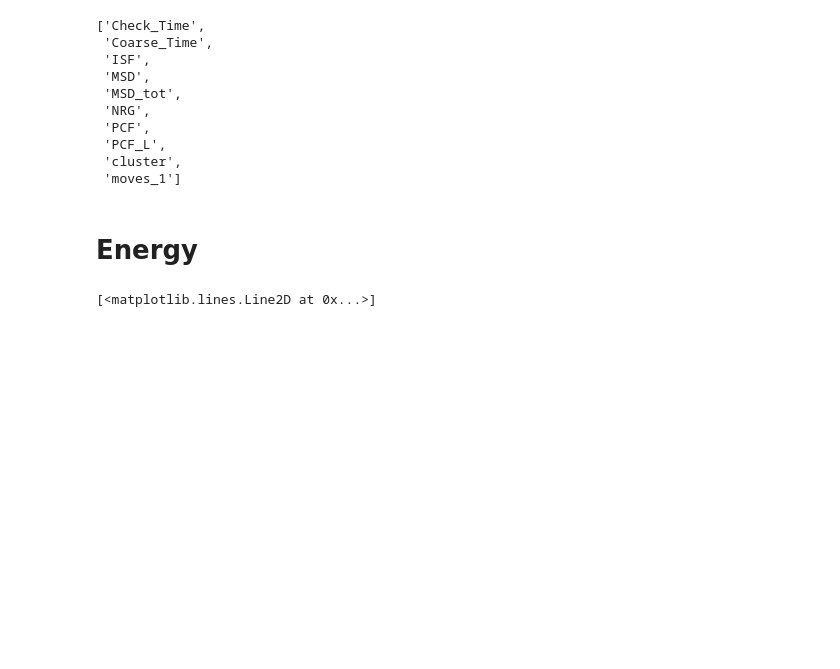
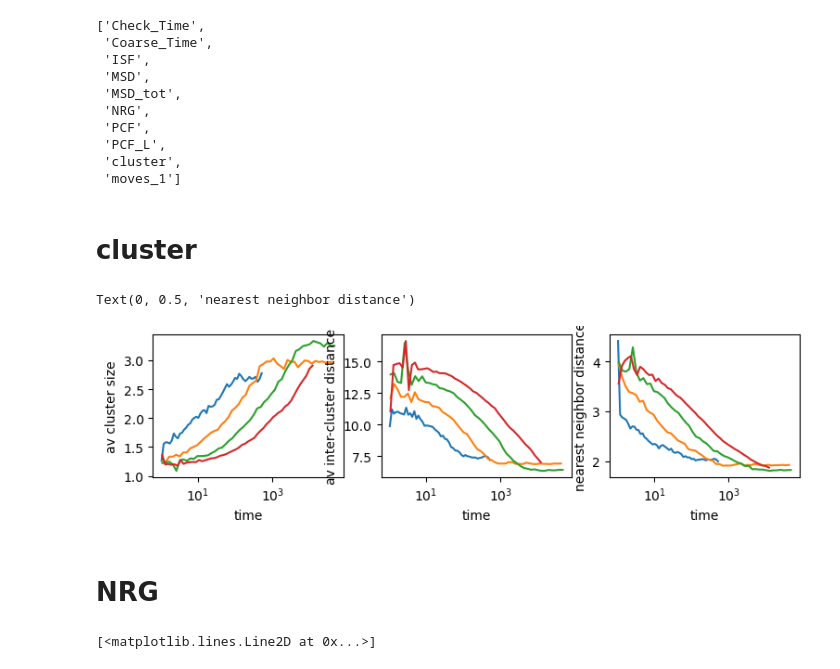
Before and after one commit to HugoLeRoy94/Parallel_gillespie, a Jupyter notebook: Analyze/Analyze_kdiff.ipynb, the cells around one changed output. Drawn from its saved outputs; the diff is of its cells as text; code cells hidden in the pictures; blank space fills up the shorter version.

```diff
--- a/Analyze/Analyze_kdiff.ipynb
+++ b/Analyze/Analyze_kdiff.ipynb
@@ -35,4 +39,4 @@ kdiff001.list_measurements(kdiff001.list_groups()[0])
  'cluster',
  'moves_1']
 # %% [markdown]
-# Energy
+# cluster
@@ -53,3 +43,38 @@ data_kdiff01.average(num_bins=50,log_scale=True)
+# %%
+clst_kdiff001 = Data_Treatement(media+'kdiff_001.hdf','cluster')
+clst_kdiff001.average(num_bins=50,log_scale=True)
+clst_kdiff0005 = Data_Treatement(media+'kdiff_0005.hdf','cluster')
+clst_kdiff0005.data[:,-2:] = clst_kdiff0005.data[:,-4:-2]
+clst_kdiff0005.time[:,-2:] = clst_kdiff0005.time[:,-4:-2]
+clst_kdiff0005.average(num_bins=50,log_scale=True)
+clst_kdiff0005b = Data_Treatement(media+'kdiff_0001.hdf','cluster')
+clst_kdiff0005b.data[:,-2:] = clst_kdiff0005b.data[:,-4:-2]
+clst_kdiff0005b.time[:,-2:] = clst_kdiff0005b.time[:,-4:-2]
+clst_kdiff0005b.average(num_bins=50,log_scale=True)
+clst_kdiff01 = Data_Treatement(media+'kdiff_01.hdf','cluster')
+clst_kdiff01.average(num_bins=50,log_scale=True)
+clst_kdiff1 = Data_Treatement(media+'kdiff_1.hdf','cluster')
+clst_kdiff1.data[:,-4:] = clst_kdiff1.data[:,-8:-4]
+clst_kdiff1.time[:,-4:] = clst_kdiff1.time[:,-8:-4]
+clst_kdiff1.average(num_bins=50,log_scale=True)
+# %%
+fig,ax = plt.subplots(figsize = (9,2),ncols=3)
+for i in range(3):
+    ax[i].plot(clst_kdiff1.binned_time,clst_kdiff1.average_data[:,i])
+    ax[i].plot(clst_kdiff01.binned_time,clst_kdiff01.average_data[:,i])
+    ax[i].plot(clst_kdiff001.binned_time,clst_kdiff001.average_data[:,i])
+    ax[i].plot(clst_kdiff0005.binned_time,clst_kdiff0005.average_data[:,i])
+    ax[i].set_xscale('log')
+    ax[i].set_xlabel('time')
+#plt.ylim(-2705,-2680)
+ax[0].set_ylabel('av cluster size')
+ax[1].set_ylabel('av inter-cluster distance')
+ax[2].set_ylabel('nearest neighbor distance')
+# %% [output]
+Text(0, 0.5, 'nearest neighbor distance')
+[figure, added]
+# %% [markdown]
+# NRG
 # %%
 from scipy.stats import norm
 plt.figure(figsize=(3,2))
```
Also changed, not shown: parts of 23 cells of this notebook.
